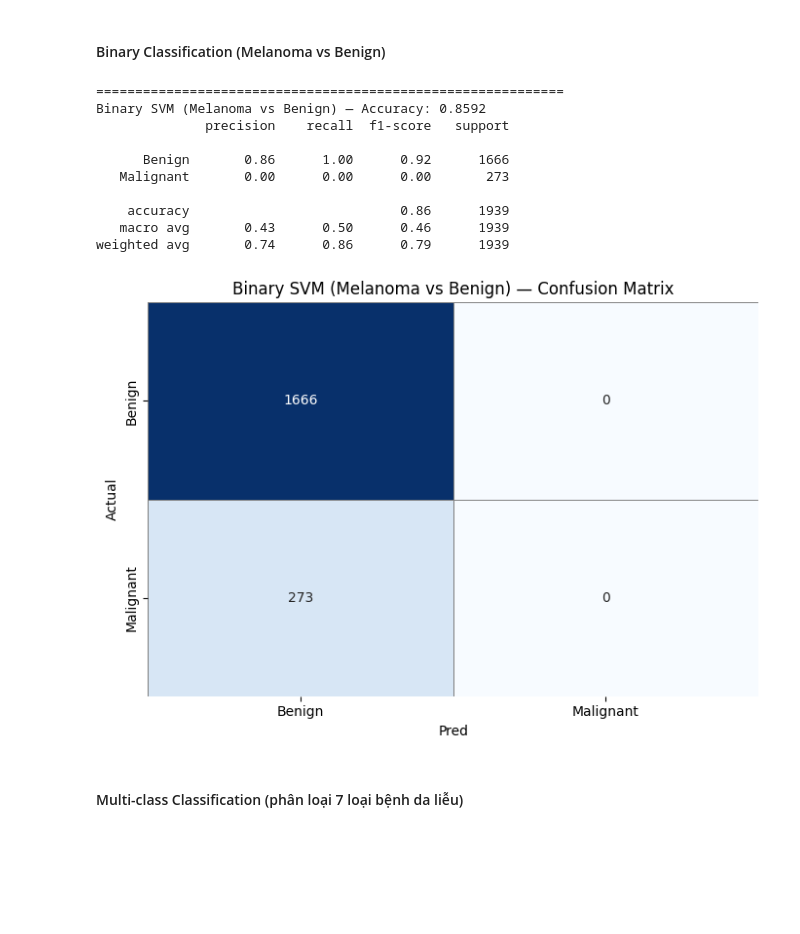
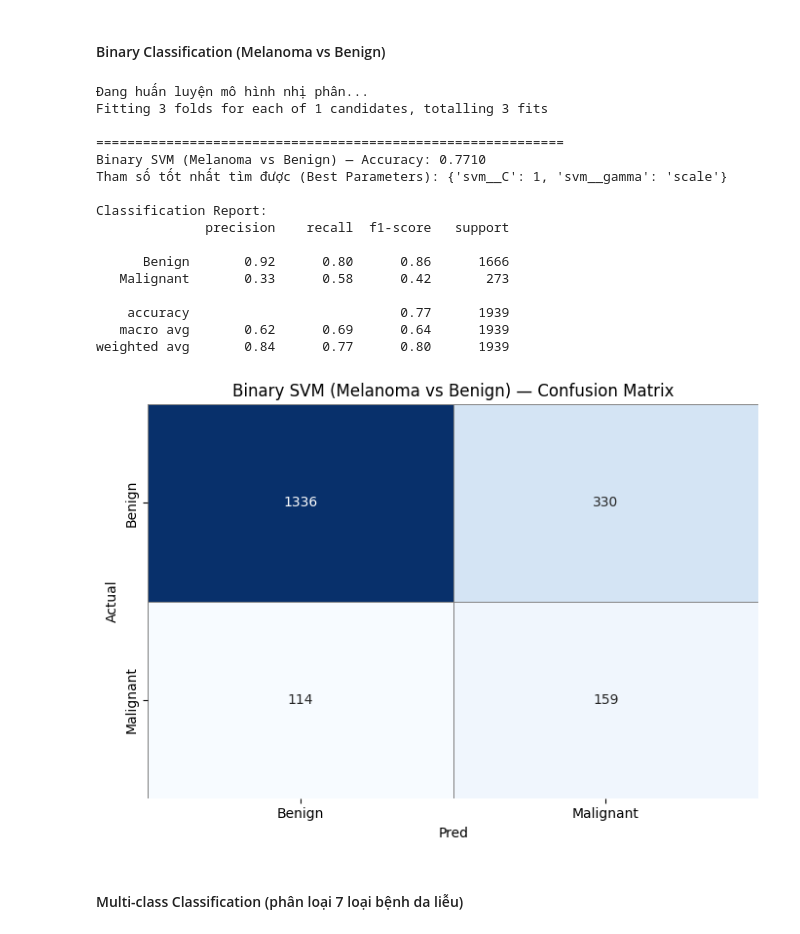
Before and after one commit to levubinh-sw/ml04_buoi10_capstone, a Jupyter notebook: Buoi10 - capstone.ipynb, the cells around one changed output. Drawn from its saved outputs; the diff is of its cells as text; code cells hidden in the pictures; blank space fills up the shorter version.

```diff
--- a/Buoi10 - capstone.ipynb
+++ b/Buoi10 - capstone.ipynb
@@ -363,22 +429,28 @@ def train_evaluate_svm(X_train, y_train, X_test, y_test, target_names, title_pre
 # %% [markdown]
 #### Binary Classification (Melanoma vs Benign)
-# %%
-svm_binary, y_pred_binary, acc_binary = train_evaluate_svm(
-    X_train_b, y_train_b, X_test_b, y_test_b,
-    target_names=['Benign', 'Malignant'],
-    title_prefix="Binary SVM (Melanoma vs Benign)",
-)
-# %% [output]
-============================================================
-Binary SVM (Melanoma vs Benign) — Accuracy: 0.8592
-              precision    recall  f1-score   support
-
-      Benign       0.86      1.00      0.92      1666
-   Malignant       0.00      0.00      0.00       273
-
-    accuracy                           0.86      1939
-   macro avg       0.43      0.50      0.46      1939
-weighted avg       0.74      0.86      0.79      1939
-[figure, removed]
+# %%
+svm_binary, y_pred_binary, acc_binary = train_evaluate_svm_binary(
+    X_train_b, y_train_b, X_test_b, y_test_b,
+    target_names=['Benign', 'Malignant'],
+    title_prefix="Binary SVM (Melanoma vs Benign)",
+)
+# %% [output]
+Đang huấn luyện mô hình nhị phân...
+Fitting 3 folds for each of 1 candidates, totalling 3 fits
+
+============================================================
+Binary SVM (Melanoma vs Benign) — Accuracy: 0.7710
+Tham số tốt nhất tìm được (Best Parameters): {'svm__C': 1, 'svm__gamma': 'scale'}
+
+Classification Report:
+              precision    recall  f1-score   support
+
+      Benign       0.92      0.80      0.86      1666
+   Malignant       0.33      0.58      0.42       273
+
+    accuracy                           0.77      1939
+   macro avg       0.62      0.69      0.64      1939
+weighted avg       0.84      0.77      0.80      1939
+[figure, added]
 # %% [markdown]
 #### Multi-class Classification (phân loại 7 loại bệnh da liễu)
```
Also changed, not shown: parts of 11 cells of this notebook.
